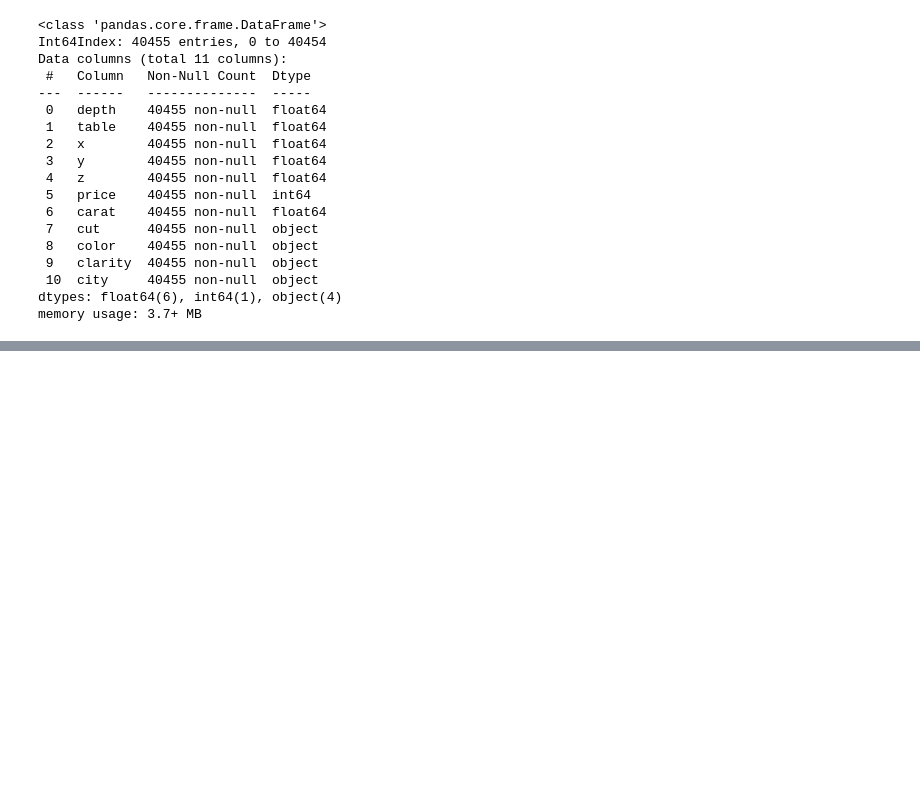
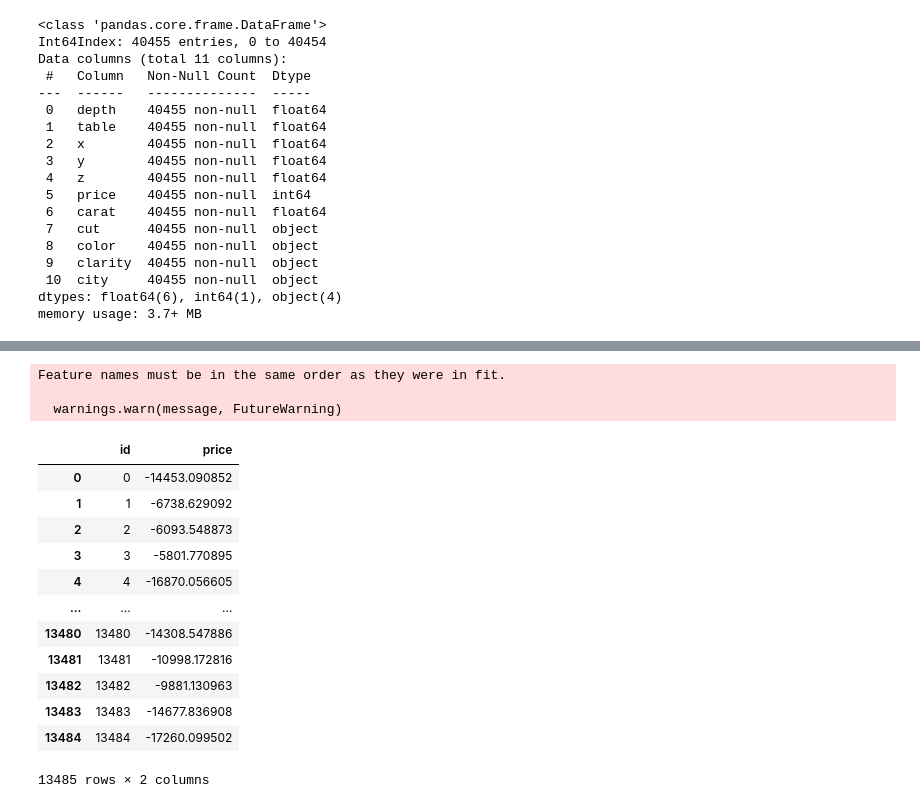
Before and after one commit to ivanrepi/predict_diamond_prices_project_m3, a Jupyter notebook: notebooks/main.ipynb, the cells around one changed output, grey strips where cells are left out. Cells and saved outputs as stored; diff of their text form; code cells hidden in the pictures; blank space fills up the shorter version.

```diff
--- a/notebooks/main.ipynb
+++ b/notebooks/main.ipynb
@@ -86,0 +200,23 @@ predictions = model.predict(X_test)
+# %%
+y_pred = model.predict(diamonds_train_encoded)
+y_pred=pd.DataFrame(y_pred, columns=['price'])
+y_pred.reset_index(inplace=True)
+y_pred.rename(columns={"index": "id"}, inplace= True)
+y_pred
+# %% [output]
+Feature names must be in the same order as they were in fit.
+
+  warnings.warn(message, FutureWarning)
+|  | id | price |
+| 0 | 0 | -14453.090852 |
+| 1 | 1 | -6738.629092 |
+| 2 | 2 | -6093.548873 |
+| 3 | 3 | -5801.770895 |
+| 4 | 4 | -16870.056605 |
+| ... | ... | ... |
+| 13480 | 13480 | -14308.547886 |
+| 13481 | 13481 | -10998.172816 |
+| 13482 | 13482 | -9881.130963 |
+| 13483 | 13483 | -14677.836908 |
+| 13484 | 13484 | -17260.099502 |
+13485 rows × 2 columns
```
Also changed, not shown: parts of 13 cells of this notebook, 1 other file.
